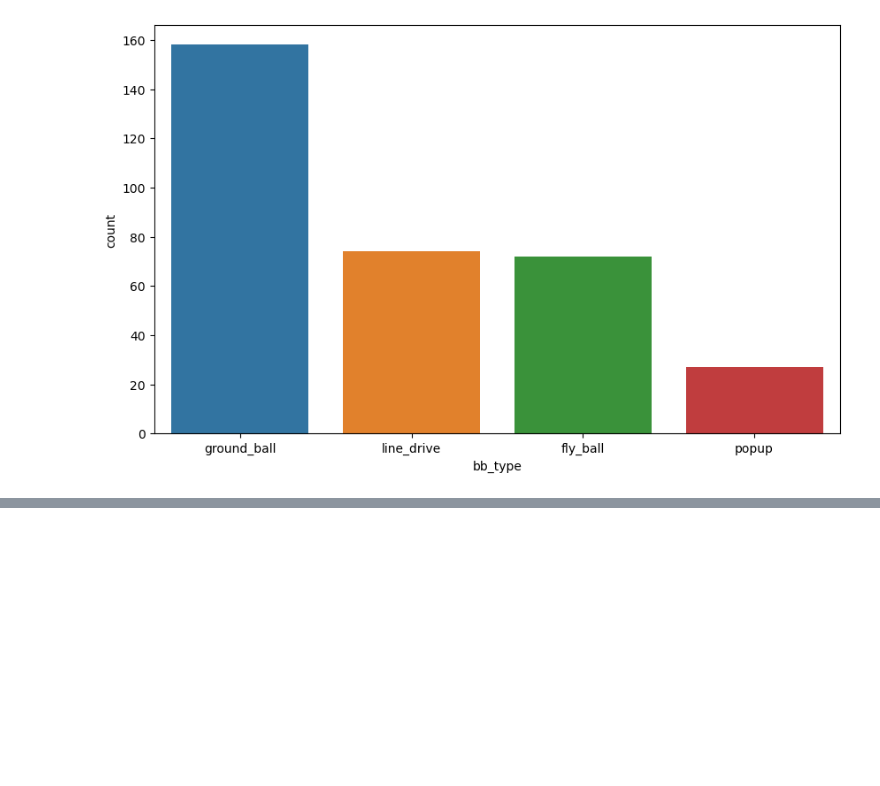
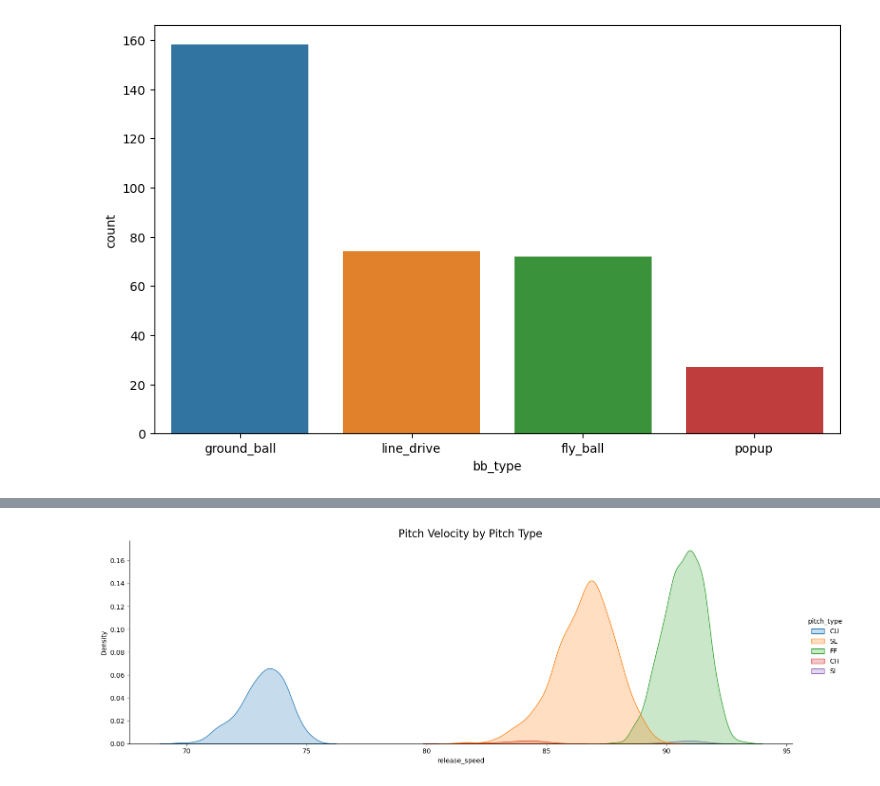
Before and after one commit to danielcho16/baseball_analytics, a Jupyter notebook: baseball_analytics.ipynb, the cells around one changed output, grey strips where cells are left out. Drawn from its saved outputs; the diff is of its cells as text; code cells hidden in the pictures; blank space fills up the shorter version.

```diff
--- a/baseball_analytics.ipynb
+++ b/baseball_analytics.ipynb
@@ -950,0 +1030,6 @@ sns.countplot(data=kershaw,x='bb_type',order=kershaw['bb_type'].value_counts().i
+# %%
+# displot of pitch velocity by pitch type
+sns.displot(data=kershaw,x='release_speed',hue='pitch_type',kind='kde',fill=True,aspect=3)
+plt.suptitle('Pitch Velocity by Pitch Type',ha='center',y=1.02,fontsize=16);
+# %% [output]
+[figure, added]
```
Also changed, not shown: parts of 19 cells of this notebook.
